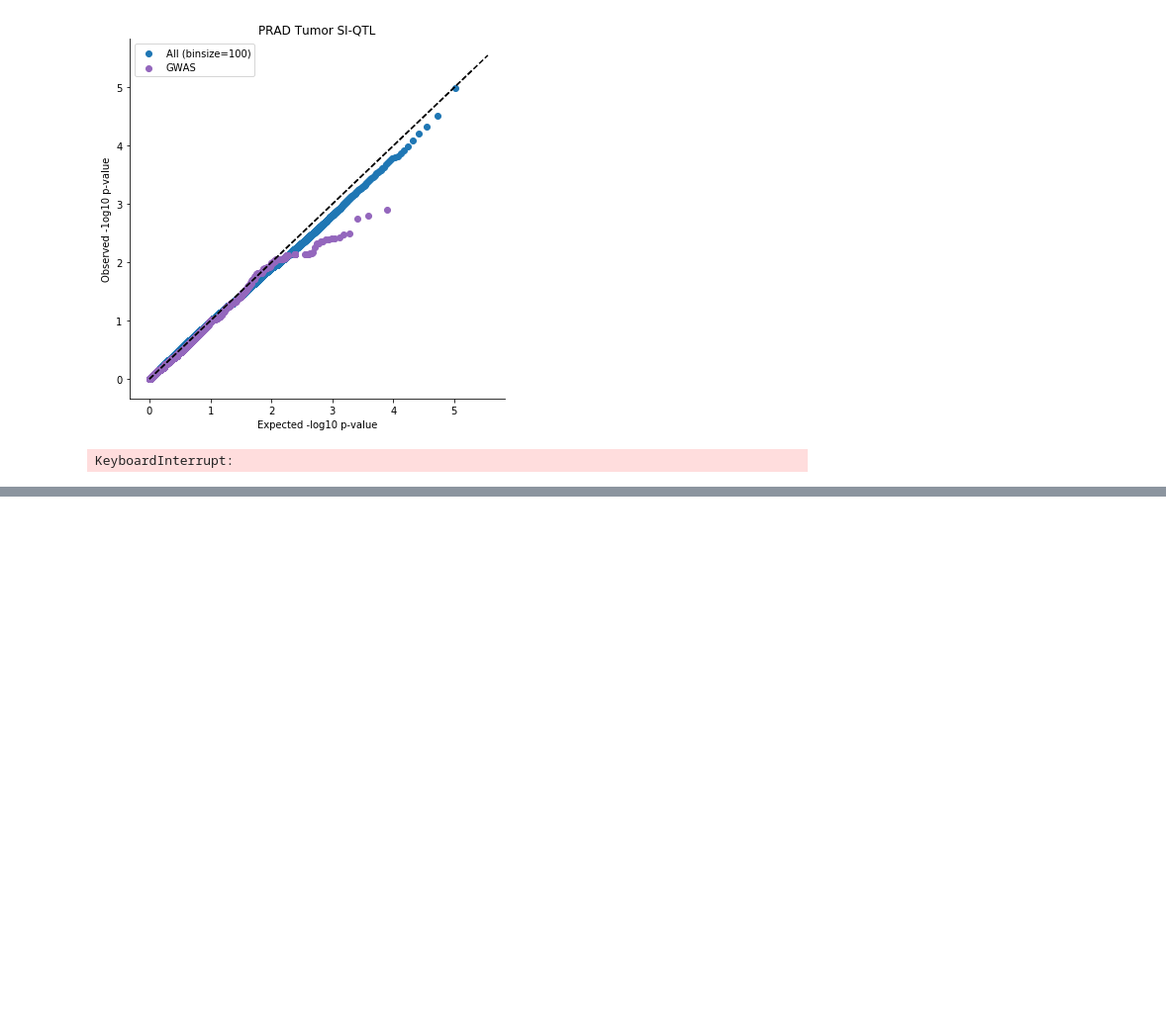
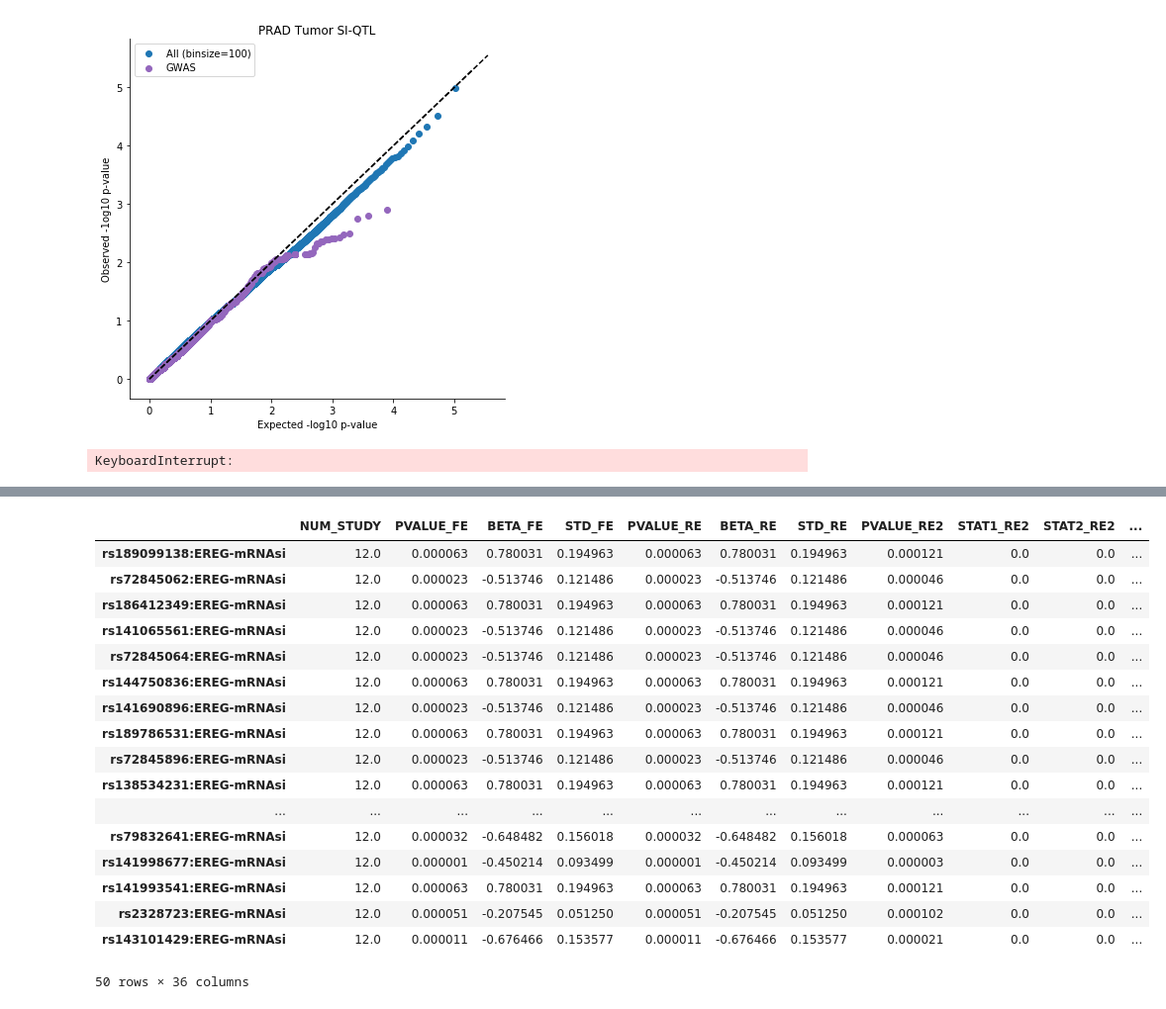
Before and after one commit to Wangmoaza/stemness, a Jupyter notebook: SI_qtl_qqplot.ipynb, the cells around one changed output, grey strips where cells are left out. Shown at 99% size. Saved outputs shown, nothing was run; the diff lists cells and outputs as text; code cells hidden in the pictures; blank space fills up the shorter version.

```diff
--- a/SI_qtl_qqplot.ipynb
+++ b/SI_qtl_qqplot.ipynb
@@ -58,0 +98,21 @@ KeyboardInterrupt:
+# %%
+df.iloc[np.argsort(qvals)[:50], :]
+# %% [output]
+|  | NUM_STUDY | PVALUE_FE | BETA_FE | STD_FE | PVALUE_RE | BETA_RE | STD_RE | PVALUE_RE2 | STAT1_RE2 | STAT2_RE2 | ... |
+| rs189099138:EREG-mRNAsi | 12.0 | 0.000063 | 0.780031 | 0.194963 | 0.000063 | 0.780031 | 0.194963 | 0.000121 | 0.0 | 0.0 | ... |
+| rs72845062:EREG-mRNAsi | 12.0 | 0.000023 | -0.513746 | 0.121486 | 0.000023 | -0.513746 | 0.121486 | 0.000046 | 0.0 | 0.0 | ... |
+| rs186412349:EREG-mRNAsi | 12.0 | 0.000063 | 0.780031 | 0.194963 | 0.000063 | 0.780031 | 0.194963 | 0.000121 | 0.0 | 0.0 | ... |
+| rs141065561:EREG-mRNAsi | 12.0 | 0.000023 | -0.513746 | 0.121486 | 0.000023 | -0.513746 | 0.121486 | 0.000046 | 0.0 | 0.0 | ... |
+| rs72845064:EREG-mRNAsi | 12.0 | 0.000023 | -0.513746 | 0.121486 | 0.000023 | -0.513746 | 0.121486 | 0.000046 | 0.0 | 0.0 | ... |
+| rs144750836:EREG-mRNAsi | 12.0 | 0.000063 | 0.780031 | 0.194963 | 0.000063 | 0.780031 | 0.194963 | 0.000121 | 0.0 | 0.0 | ... |
+| rs141690896:EREG-mRNAsi | 12.0 | 0.000023 | -0.513746 | 0.121486 | 0.000023 | -0.513746 | 0.121486 | 0.000046 | 0.0 | 0.0 | ... |
+| rs189786531:EREG-mRNAsi | 12.0 | 0.000063 | 0.780031 | 0.194963 | 0.000063 | 0.780031 | 0.194963 | 0.000121 | 0.0 | 0.0 | ... |
+| rs72845896:EREG-mRNAsi | 12.0 | 0.000023 | -0.513746 | 0.121486 | 0.000023 | -0.513746 | 0.121486 | 0.000046 | 0.0 | 0.0 | ... |
+| rs138534231:EREG-mRNAsi | 12.0 | 0.000063 | 0.780031 | 0.194963 | 0.000063 | 0.780031 | 0.194963 | 0.000121 | 0.0 | 0.0 | ... |
+| ... | ... | ... | ... | ... | ... | ... | ... | ... | ... | ... | ... |
+| rs79832641:EREG-mRNAsi | 12.0 | 0.000032 | -0.648482 | 0.156018 | 0.000032 | -0.648482 | 0.156018 | 0.000063 | 0.0 | 0.0 | ... |
+| rs141998677:EREG-mRNAsi | 12.0 | 0.000001 | -0.450214 | 0.093499 | 0.000001 | -0.450214 | 0.093499 | 0.000003 | 0.0 | 0.0 | ... |
+| rs141993541:EREG-mRNAsi | 12.0 | 0.000063 | 0.780031 | 0.194963 | 0.000063 | 0.780031 | 0.194963 | 0.000121 | 0.0 | 0.0 | ... |
+| rs2328723:EREG-mRNAsi | 12.0 | 0.000051 | -0.207545 | 0.051250 | 0.000051 | -0.207545 | 0.051250 | 0.000102 | 0.0 | 0.0 | ... |
+| rs143101429:EREG-mRNAsi | 12.0 | 0.000011 | -0.676466 | 0.153577 | 0.000011 | -0.676466 | 0.153577 | 0.000021 | 0.0 | 0.0 | ... |
+50 rows × 36 columns
```
Also changed, not shown: parts of 12 cells of this notebook, 4 other files.
